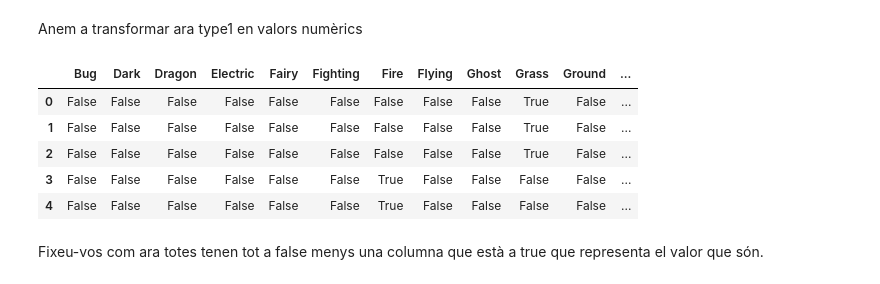
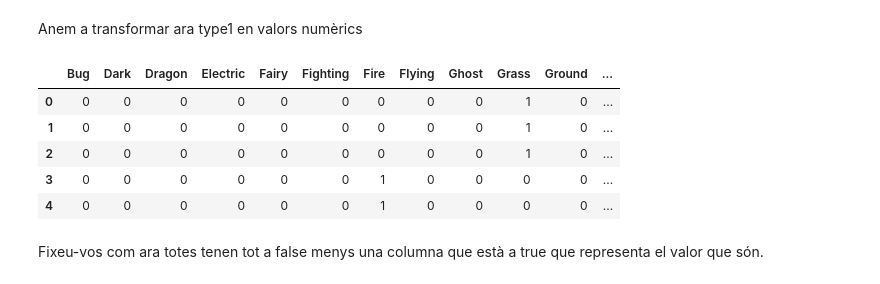
Before and after one commit to MateoProjects/CE-IA-i-Big-Data-Vedruna, a Jupyter notebook: MIA/introduccio_cnn.ipynb, the cells around one changed output. Saved outputs shown, nothing was run; the diff lists cells and outputs as text; code cells hidden in the pictures.

```diff
--- a/MIA/introduccio_cnn.ipynb
+++ b/MIA/introduccio_cnn.ipynb
@@ -205,15 +205,15 @@ data.head()
 # %% [markdown]
 Anem a transformar ara type1 en valors numèrics
 # %%
-tipus = pd.get_dummies(data.Type1)
+tipus = pd.get_dummies(data.Type1, dtype=int)
 tipus.head(5)
 # %% [output]
 |  | Bug | Dark | Dragon | Electric | Fairy | Fighting | Fire | Flying | Ghost | Grass | Ground | ... |
-| 0 | False | False | False | False | False | False | False | False | False | True | False | ... |
-| 1 | False | False | False | False | False | False | False | False | False | True | False | ... |
-| 2 | False | False | False | False | False | False | False | False | False | True | False | ... |
-| 3 | False | False | False | False | False | False | True | False | False | False | False | ... |
-| 4 | False | False | False | False | False | False | True | False | False | False | False | ... |
+| 0 | 0 | 0 | 0 | 0 | 0 | 0 | 0 | 0 | 0 | 1 | 0 | ... |
+| 1 | 0 | 0 | 0 | 0 | 0 | 0 | 0 | 0 | 0 | 1 | 0 | ... |
+| 2 | 0 | 0 | 0 | 0 | 0 | 0 | 0 | 0 | 0 | 1 | 0 | ... |
+| 3 | 0 | 0 | 0 | 0 | 0 | 0 | 1 | 0 | 0 | 0 | 0 | ... |
+| 4 | 0 | 0 | 0 | 0 | 0 | 0 | 1 | 0 | 0 | 0 | 0 | ... |
 # %% [markdown]
 Fixeu-vos com ara totes tenen tot a false menys una columna que està a true que representa el valor que són.
 # %% [markdown]
```
Also changed, not shown: parts of 5 cells of this notebook, 3 other files.
